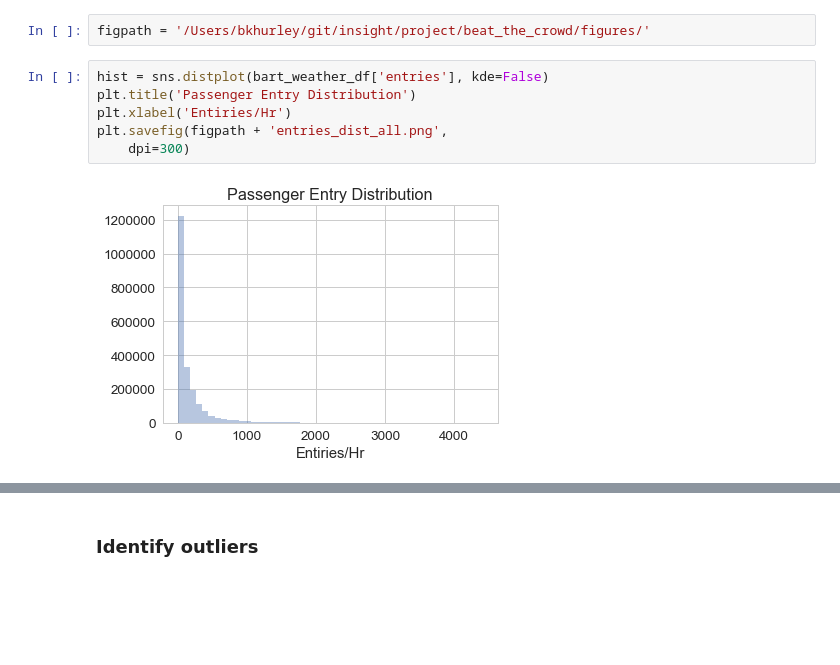
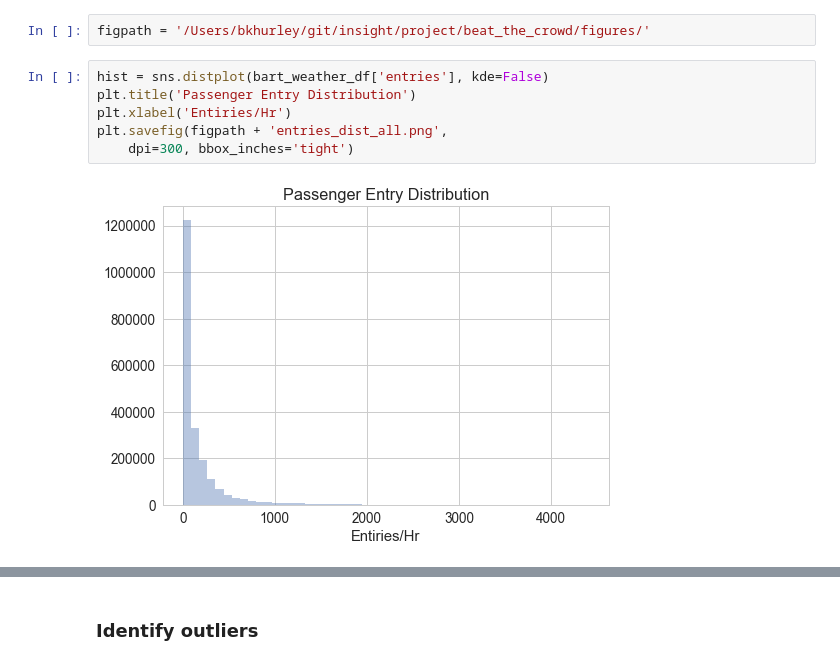
Before and after one commit to bkhurley/beat_the_crowd, a Jupyter notebook: explore.ipynb, the cells around one changed output, grey strips where cells are left out. Saved outputs shown, nothing was run; the diff lists cells and outputs as text; blank space fills up the shorter version.

```diff
--- a/explore.ipynb
+++ b/explore.ipynb
@@ -94,8 +94,8 @@ figpath = '/Users/bkhurley/git/insight/project/beat_the_crowd/figures/'
 # %%
 hist = sns.distplot(bart_weather_df['entries'], kde=False)
 plt.title('Passenger Entry Distribution')
 plt.xlabel('Entiries/Hr')
 plt.savefig(figpath + 'entries_dist_all.png',
-    dpi=300)
+    dpi=300, bbox_inches='tight')
 # %% [output]
-[figure, old version]
+[figure, new version]
```
Also changed, not shown: parts of 12 cells of this notebook.
